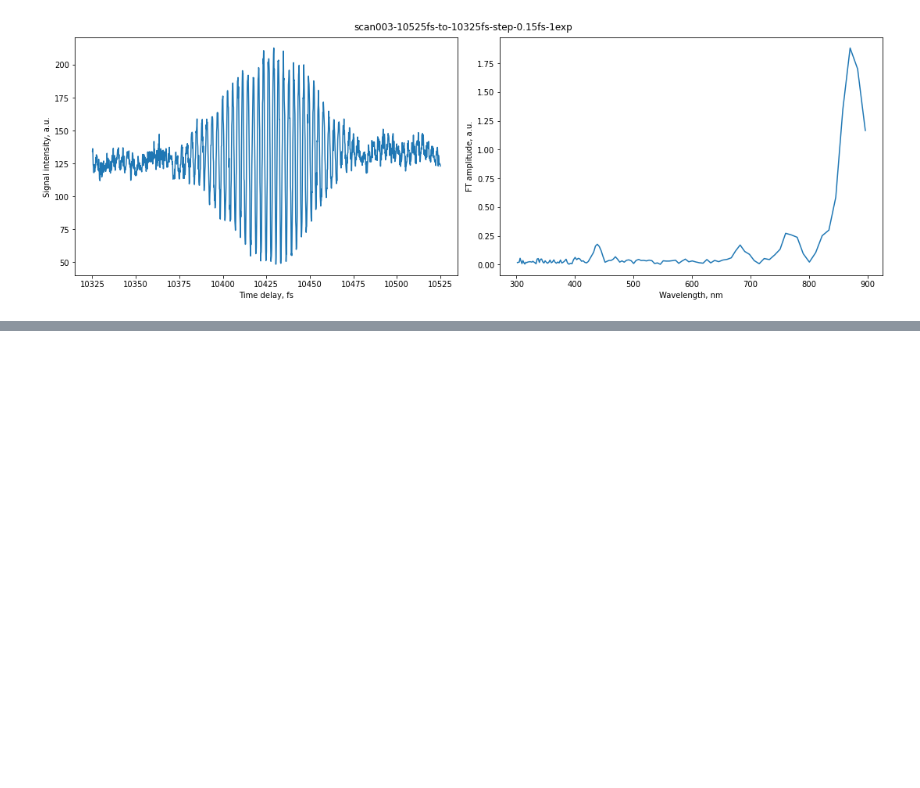
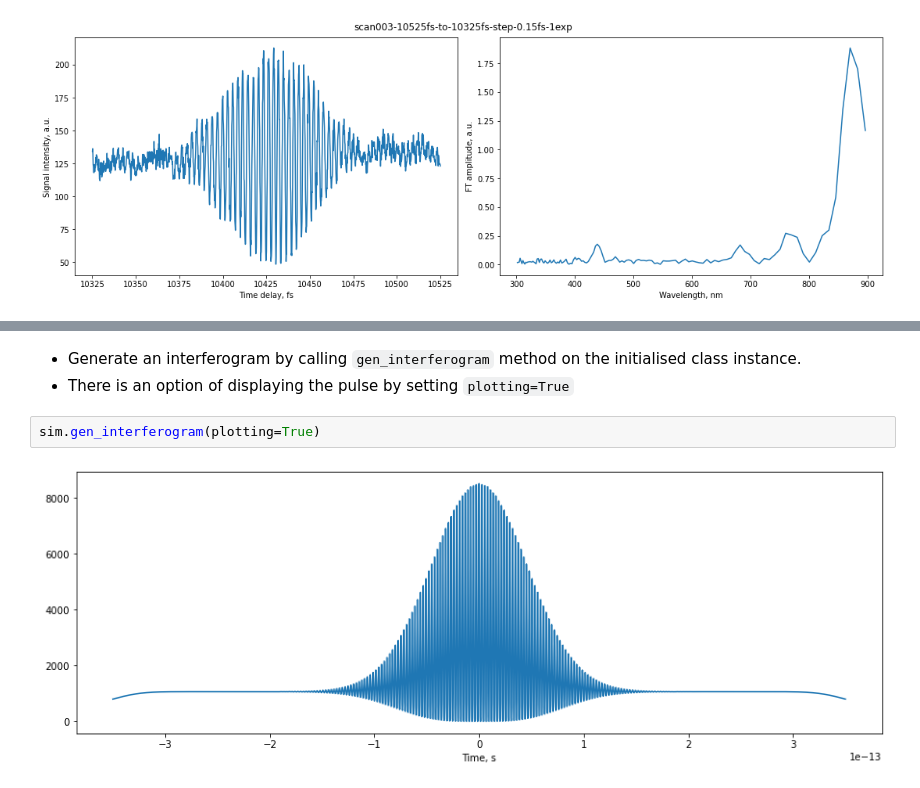
Before and after one commit to pkliui/Interferometry, a Jupyter notebook: Interferogram/docs/InterferogramAnalysis.ipynb, the cells around one changed output, grey strips where cells are left out. Saved outputs shown, nothing was run; the diff lists cells and outputs as text; blank space fills up the shorter version.

````diff
--- a/Interferogram/docs/InterferogramAnalysis.ipynb
+++ b/Interferogram/docs/InterferogramAnalysis.ipynb
@@ -82,0 +103,7 @@ ifgm.display_all(vs_wavelength=True, wav_min=300, wav_max=900, wav_units="nm")
+# %% [markdown]
+* Generate an interferogram by calling ```gen_interferogram``` method on the initialised class instance.
+* There is an option of displaying the pulse by setting ```plotting=True```
+# %%
+sim.gen_interferogram(plotting=True)
+# %% [output]
+[figure, added]
````
Also changed, not shown: parts of 10 cells of this notebook, 1 other file.
